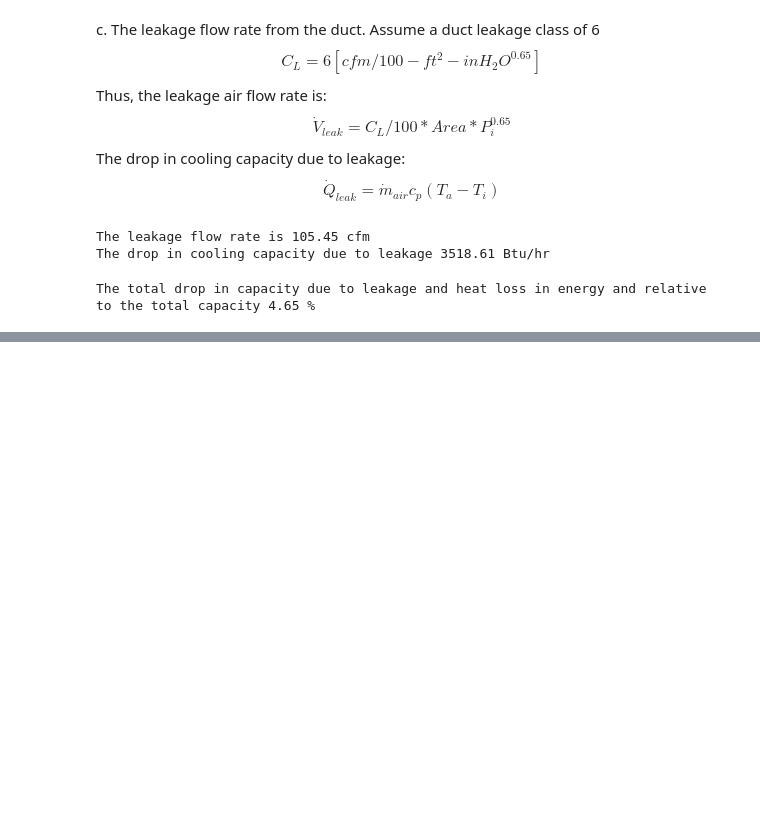
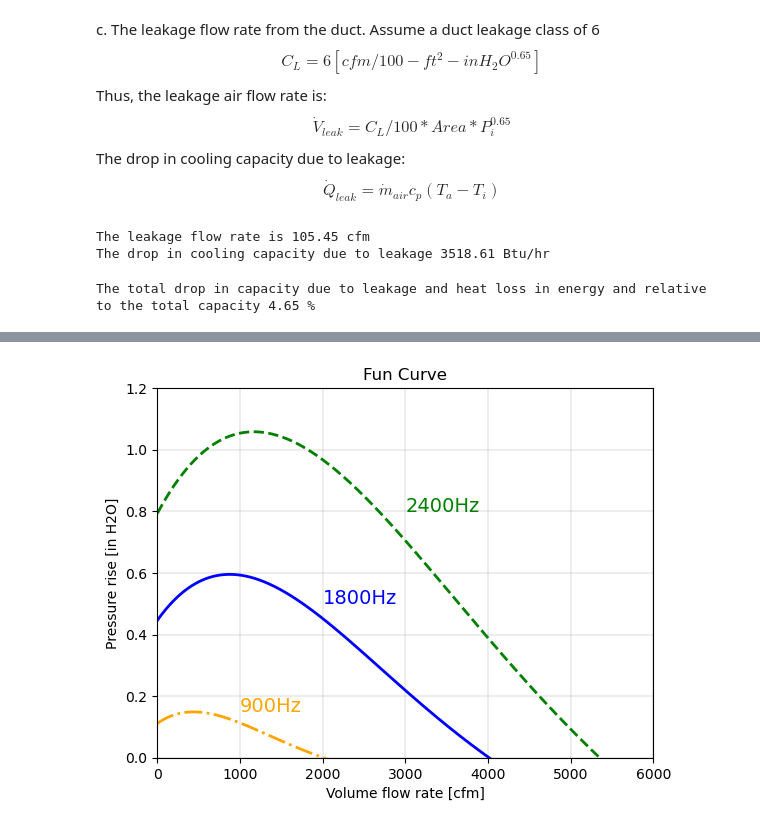
Before and after one commit to JieMa1202/CE414, a Jupyter notebook: Homework/Homework #5 #6.ipynb, the cells around one changed output, grey strips where cells are left out. Saved outputs shown, nothing was run; the diff lists cells and outputs as text; code cells hidden in the pictures; blank space fills up the shorter version.

```diff
--- a/Homework/Homework #5 #6.ipynb
+++ b/Homework/Homework #5 #6.ipynb
@@ -95,0 +151,33 @@ The total drop in capacity due to leakage and heat loss in energy and relative t
+# %%
+N = 1800
+N_1 = 900
+N_2 = 2400
+V_1 = np.zeros(len(V))
+V_2 = np.zeros(len(V))
+P_1 = np.zeros(len(V))
+P_2 = np.zeros(len(V))
+W_1 = np.zeros(len(V))
+W_2 = np.zeros(len(V))
+for i in range(len(V)):
+   V_1[i] = V[i]*(N_1/N)
+   V_2 [i] = V[i]*(N_2/N)
+   P_1[i] = P[i]*(N_1/N)**2
+   P_2 [i] = P[i]*(N_2/N)**2
+   W_1[i] = W[i]*(N_1/N)**3
+   W_2 [i] = W[i]*(N_2/N)**3
+# %%
+plt.plot(V, P,'-',color='blue',linewidth=2)
+plt.plot(V_1, P_1,'-.',color='orange',linewidth=2)
+plt.plot(V_2, P_2,'--',color='green',linewidth=2)
+plt.grid(True, color='gray', linestyle='-', linewidth=0.2)
+plt.xlabel('Volume flow rate [cfm]')
+plt.ylabel('Pressure rise [in H2O]')
+plt.title('Fun Curve')
+plt.text(2000, 0.5, "1800Hz", fontsize=14, color='blue')
+plt.text(1000, 0.15, "900Hz", fontsize=14, color='orange')
+plt.text(3000, 0.8, "2400Hz", fontsize=14, color='green')
+plt.xlim(0, 6000)
+plt.ylim(0, 1.2)
+plt.show()
+# %% [output]
+[figure, added]
```
Also changed, not shown: parts of 8 cells of this notebook.
